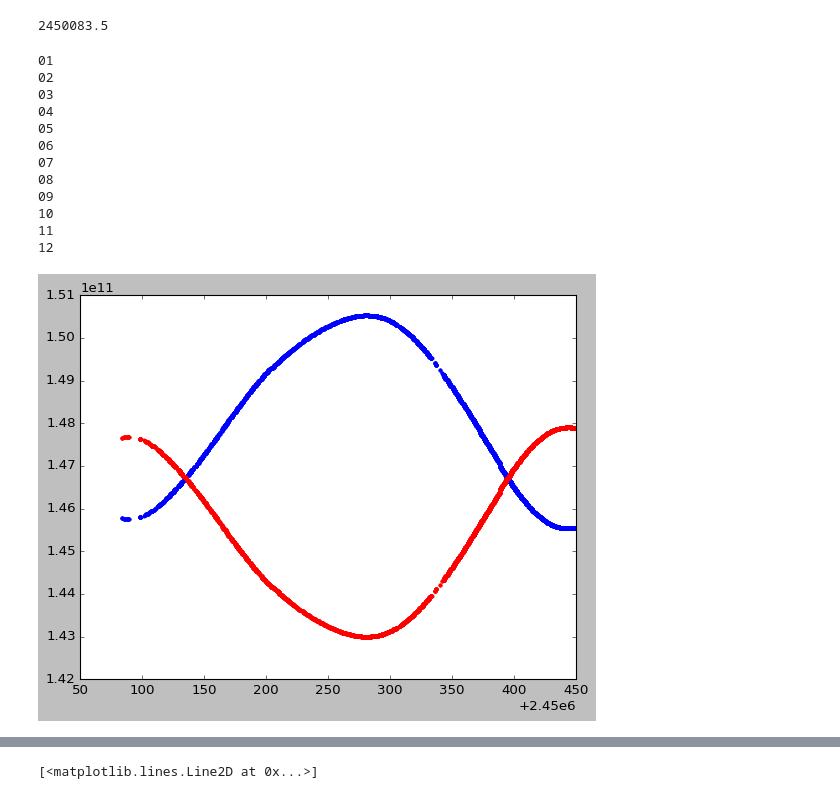
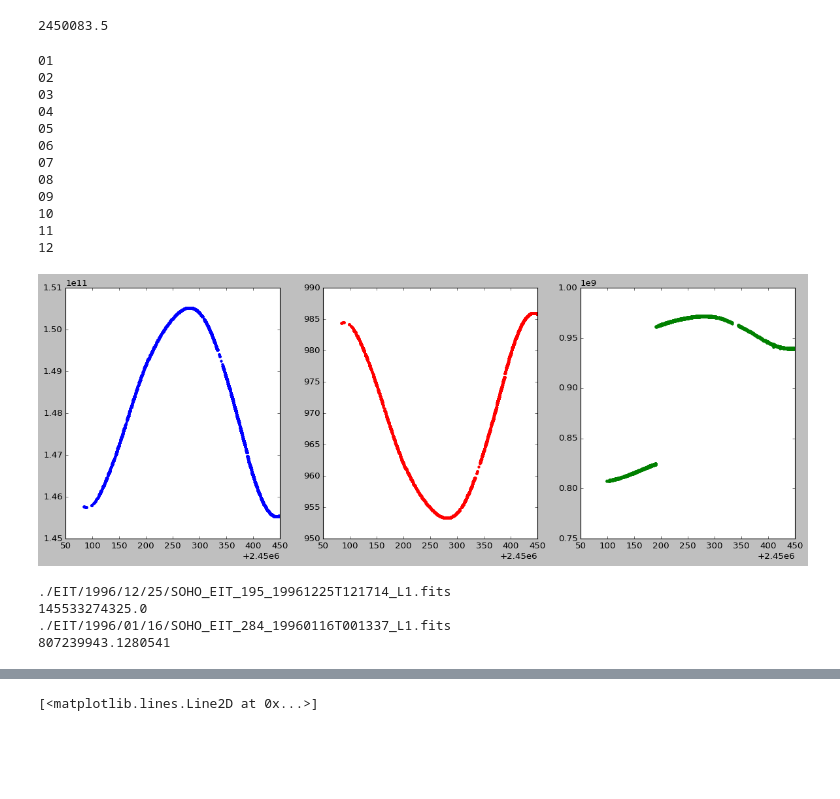
Before and after one commit to esandford/archivalSOHO, a Jupyter notebook: data/EITfluxsum.ipynb, the cells around one changed output, grey strips where cells are left out. Saved outputs shown, nothing was run; the diff lists cells and outputs as text; code cells hidden in the pictures; blank space fills up the shorter version.

```diff
--- a/data/EITfluxsum.ipynb
+++ b/data/EITfluxsum.ipynb
@@ -45,6 +45,9 @@ for year in [1996]:
     obsDates = []
     solarRads = []
     pixelScales = []
+    fpaths = []
+    physDistToEdge = []
+
     for m in range(1,13):
         month = str(m).zfill(2)
         days = sorted([int(f.path[-2:]) for f in os.scandir("./EIT/{0}/{1}/".format(year,month)) if f.is_dir()])
@@ -54,34 +57,72 @@ for year in [1996]:
             day = str(d).zfill(2)
             fitsFiles = os.scandir("./EIT/{0}/{1}/{2}/".format(year,month,day))
 
             for f in fitsFiles:
                 hdul = fits.open(f.path)
                 header = hdul[0].header
                 data = hdul[0].data
 
+                sci_obj_ = header['SCI_OBJ'].replace("/"," ").replace(" ","_").lower()
+
+
                 solarDistances.append(header['DSUN_OBS'])
                 obsDates.append(header['DATE-BEG'])
                 solarRads.append(header['RSUN_OBS'])
                 pixelScales.append(header['CDELT1'])
+                fpaths.append(f.path)
+
+                #find minimum physical distance from center of disk to any edge
+                xcenter, ycenter = eit.center_from_header(header)
+
+                if "full_sun" in sci_obj_ and np.shape(data) == (1024,1024):
+                    #physical scale of each pixel in this image is:
+                    thisPhysPixelScale = 2.627 * (np.pi/(3600*180.)) * header['DSUN_OBS']
+
+                    pixelsToNearestEdge = np.min(np.array((xcenter, 1024-xcenter, ycenter, 1024-ycenter)))
+                    physToNearestEdge = pixelsToNearestEdge * thisPhysPixelScale
+
+                    physDistToEdge.append(physToNearestEdge)
+
+                else:
+                    physDistToEdge.append(0)
 
     solarDistances = np.array(solarDistances)
     solarRads = np.array(solarRads)
     pixelScales = np.array(pixelScales)
+    physDistToEdge = np.array(physDistToEdge)
+    fpaths = np.array(fpaths)
+
     t = astropy.time.Time(obsDates, format='isot', scale='utc').jd
-    plt.plot(t[solarDistances>1.e11], solarDistances[solarDistances>1.e11],'b.')
-    plt.plot(t[solarDistances>1.e11], solarRads[solarDistances>1.e11]*1.5e8,'r.')
-    #plt.plot(t[solarDistances>1.e11], pixelScales[solarDistances>1.e11],'k.')
+    fig, axes = plt.subplots(1,3,figsize=(18,6))
+    axes[0].plot(t[solarDistances>1.e11], solarDistances[solarDistances>1.e11],'b.')
+    axes[1].plot(t[solarDistances>1.e11], solarRads[solarDistances>1.e11],'r.')
+    axes[2].plot(t[solarDistances>1.e11], physDistToEdge[solarDistances>1.e11],'g.')
+    axes[2].set_ylim(0.75e9,1.e9)
+    plt.show()
+
+
+    goodDistImgs = (solarDistances > 0.)
+    print(fpaths[goodDistImgs][np.argmin(solarDistances[goodDistImgs])])
+    print(solarDistances[goodDistImgs][np.argmin(solarDistances[goodDistImgs])])
+
+    goodShapeImgs = (physDistToEdge > 0.)
+    print(fpaths[goodShapeImgs][np.argmin(physDistToEdge[goodShapeImgs])])
+    print(physDistToEdge[goodShapeImgs][np.argmin(physDistToEdge[goodShapeImgs])])
 # %% [output]
 01
 02
 03
 04
 05
 06
 07
 08
 09
 10
 11
 12
-[figure, old version]
+[figure, new version]
+./EIT/1996/12/25/SOHO_EIT_195_19961225T121714_L1.fits
+145533274325.0
+./EIT/1996/01/16/SOHO_EIT_284_19960116T001337_L1.fits
+807239943.1280541
```
Also changed, not shown: parts of 7 cells of this notebook, 3 other files.
